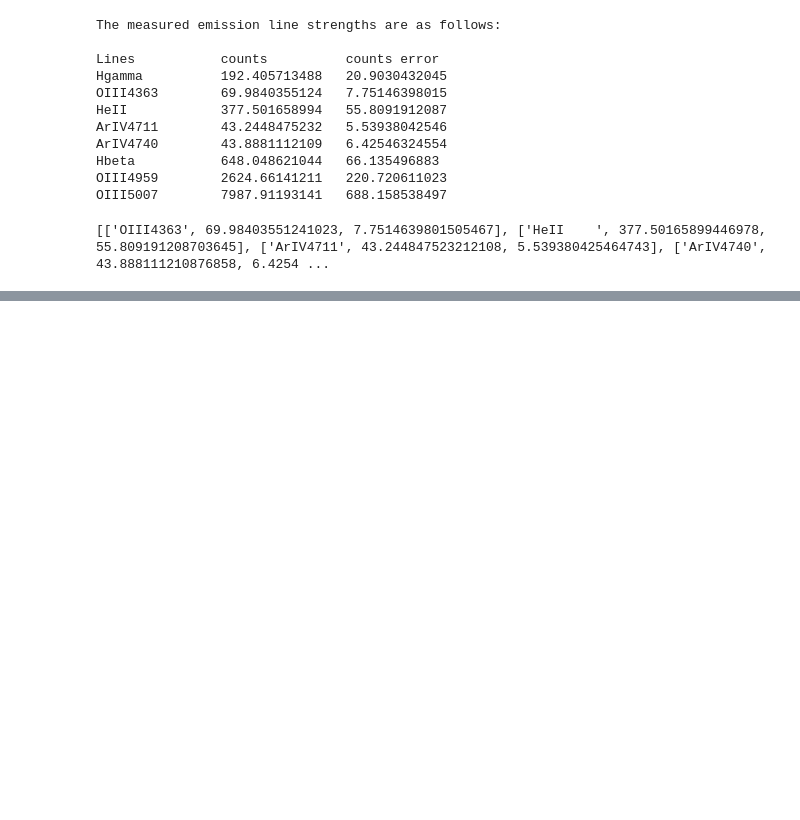
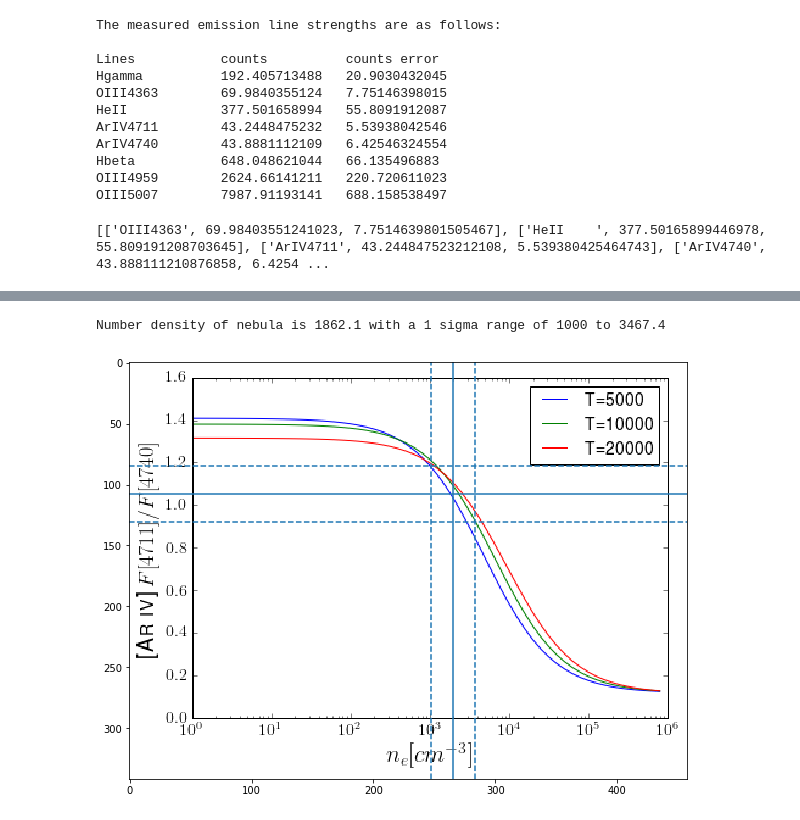
Before and after one commit to NMiklave/ast443-nyc, a Jupyter notebook: lab2/notebook/lab2_analysis.ipynb, the cells around one changed output, grey strips where cells are left out. Cells and saved outputs as stored; diff of their text form; code cells hidden in the pictures; blank space fills up the shorter version.

```diff
--- a/lab2/notebook/lab2_analysis.ipynb
+++ b/lab2/notebook/lab2_analysis.ipynb
@@ -612,0 +565,22 @@ Flux Ratio (Beta/Gamma):  3.16450104327 +/- 0.169104758617
+# %%
+fig, ax = plt.subplots(1, 1, figsize=(10, 10))
+img = mpimg.imread('ArIV_doublet_density.png')
+ax.imshow(img)
+# Convert the pixel location to a ratio value (yscale)
+# By trial and error, ratio=1 is at y=127, ratio=0 is at y=292
+# This gives a slope of ratio/y=165, therefore a 1 pixel jump in y is .006 in the ratio
+# ratio of 1.112 is at y=127-(.112/.006) ~ 108
+# upper and +/- 1 sigma range (0.140) is +/- 23 pixels
+# Similarly 65 pixels in x is an increase of 1 dex with a zero at 52
+ax.axhline(108)
+ax.axhline(108-23, linestyle='--')
+ax.axhline(108+23, linestyle='--')
+
+ax.axvline(265)
+ax.axvline(247, linestyle='--')
+ax.axvline(283, linestyle='--')
+# x values (pixels) are 247 +/- 18, or a dex value of 3.27 +/- .27
+print('Number density of nebula is {0:4.5g} with a 1 sigma range of {1:4.5g} to {2:4.5g}'.format(10**3.27, 10**3, 10**(3.27+.27)))
+# %% [output]
+Number density of nebula is 1862.1 with a 1 sigma range of 1000 to 3467.4
+[figure, added]
```
Also changed, not shown: parts of 9 cells of this notebook.
